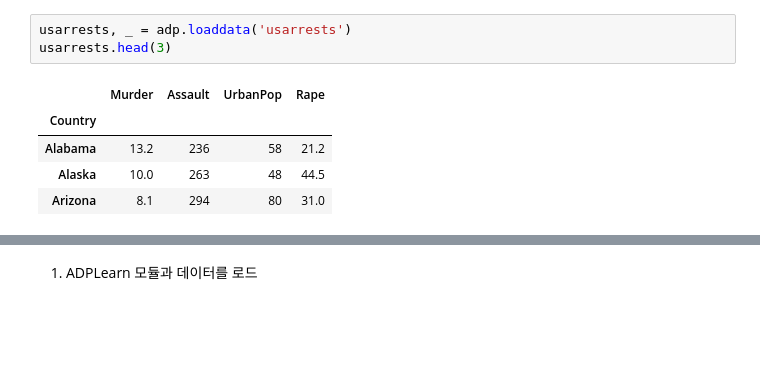
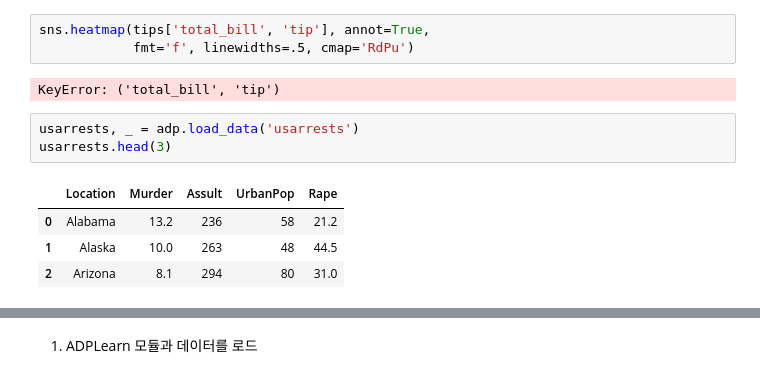
Before and after one commit to ksky1313/ADP, a Jupyter notebook: 11. 데이터전처리.ipynb, the cells around one changed output, grey strips where cells are left out. Cells and saved outputs as stored; diff of their text form; blank space fills up the shorter version.

```diff
--- a/11. 데이터전처리.ipynb
+++ b/11. 데이터전처리.ipynb
@@ -15,9 +41,13 @@ plt.rcParams['axes.unicode_minus'] = False
+# %%
+sns.heatmap(tips['total_bill', 'tip'], annot=True,
+            fmt='f', linewidths=.5, cmap='RdPu')
+# %% [output]
+KeyError: ('total_bill', 'tip')
 # %%
-usarrests, _ = adp.loaddata('usarrests')
+usarrests, _ = adp.load_data('usarrests')
 usarrests.head(3)
 # %% [output]
-|  | Murder | Assault | UrbanPop | Rape |
-| Country |  |  |  |  |
-| Alabama | 13.2 | 236 | 58 | 21.2 |
-| Alaska | 10.0 | 263 | 48 | 44.5 |
-| Arizona | 8.1 | 294 | 80 | 31.0 |
+|  | Location | Murder | Assult | UrbanPop | Rape |
+| 0 | Alabama | 13.2 | 236 | 58 | 21.2 |
+| 1 | Alaska | 10.0 | 263 | 48 | 44.5 |
+| 2 | Arizona | 8.1 | 294 | 80 | 31.0 |
```
Also changed, not shown: parts of 34 cells of this notebook, 4 other files.
